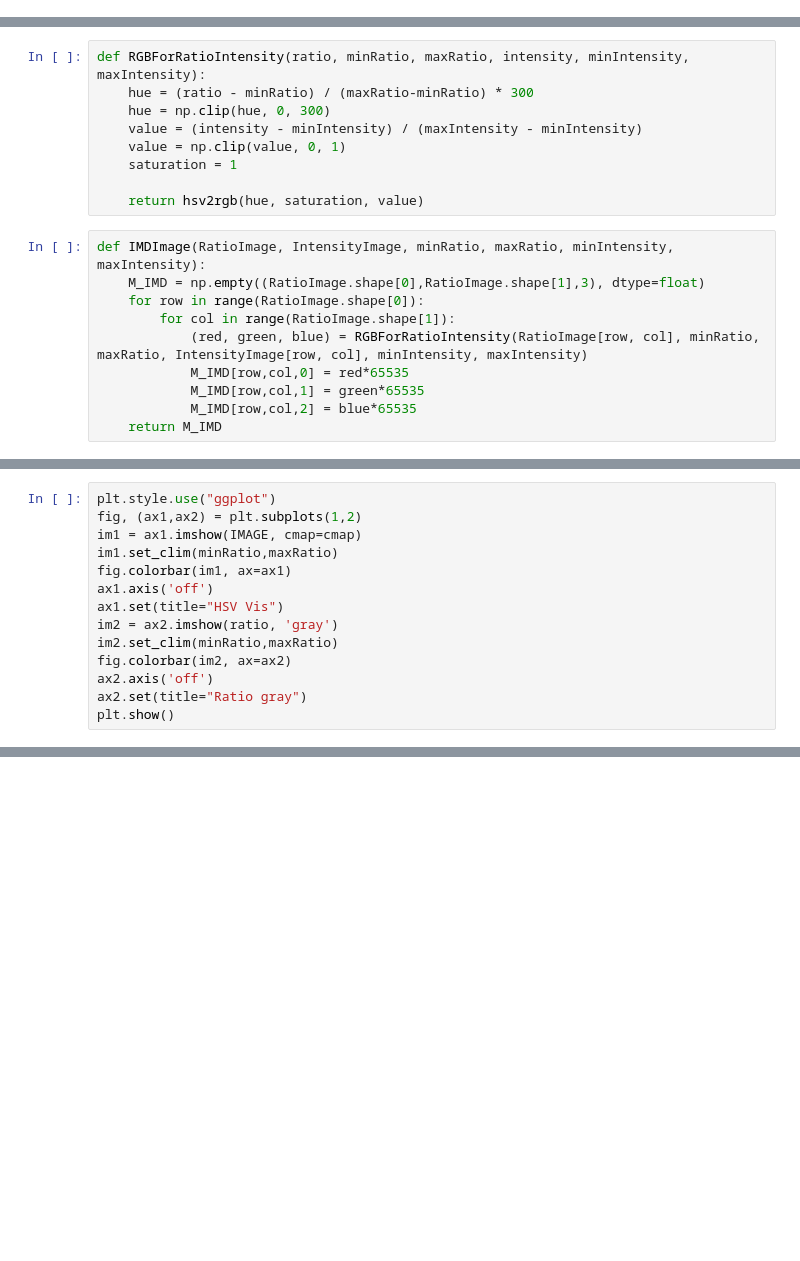
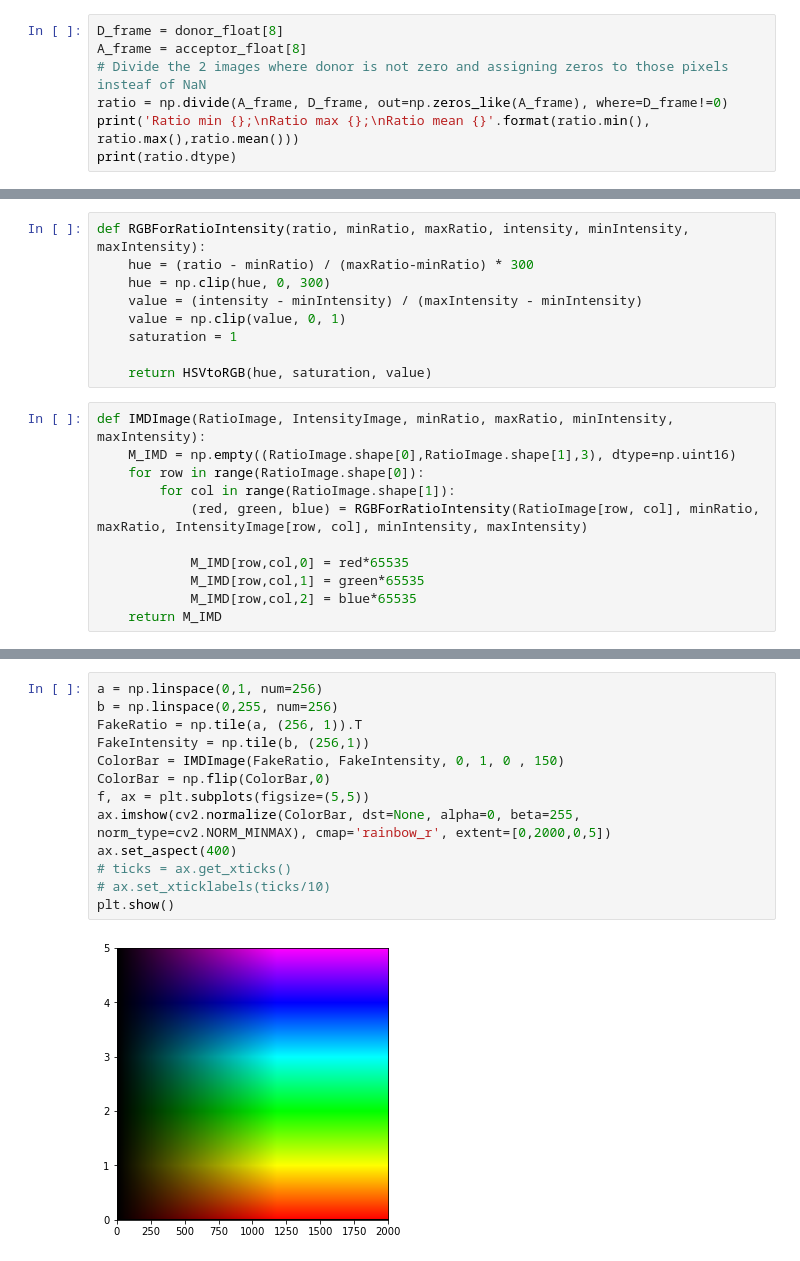
Before and after one commit to Marcodv93/HSV_Viewer_python, a Jupyter notebook: HSV_Viewer.ipynb, the cells around one changed output, grey strips where cells are left out. Drawn from its saved outputs; the diff is of its cells as text; blank space fills up the shorter version.

```diff
--- a/HSV_Viewer.ipynb
+++ b/HSV_Viewer.ipynb
@@ -94,0 +62,7 @@ def hsv2rgb(h, s, v):
+# %%
+D_frame = donor_float[8]
+A_frame = acceptor_float[8]
+# Divide the 2 images where donor is not zero and assigning zeros to those pixels insteaf of NaN
+ratio = np.divide(A_frame, D_frame, out=np.zeros_like(A_frame), where=D_frame!=0)
+print('Ratio min {};\nRatio max {};\nRatio mean {}'.format(ratio.min(), ratio.max(),ratio.mean()))
+print(ratio.dtype)
@@ -100,13 +94,14 @@ def RGBForRatioIntensity(ratio, minRatio, maxRatio, intensity, minIntensity, max
     value = np.clip(value, 0, 1)
     saturation = 1
 
-    return hsv2rgb(hue, saturation, value)
+    return HSVtoRGB(hue, saturation, value)
 # %%
 def IMDImage(RatioImage, IntensityImage, minRatio, maxRatio, minIntensity, maxIntensity):
-    M_IMD = np.empty((RatioImage.shape[0],RatioImage.shape[1],3), dtype=float)
+    M_IMD = np.empty((RatioImage.shape[0],RatioImage.shape[1],3), dtype=np.uint16)
     for row in range(RatioImage.shape[0]):
         for col in range(RatioImage.shape[1]):
             (red, green, blue) = RGBForRatioIntensity(RatioImage[row, col], minRatio, maxRatio, IntensityImage[row, col], minIntensity, maxIntensity)
+
             M_IMD[row,col,0] = red*65535
             M_IMD[row,col,1] = green*65535
             M_IMD[row,col,2] = blue*65535
@@ -141,14 +116,0 @@ IMAGE.shape
-# %%
-plt.style.use("ggplot")
-fig, (ax1,ax2) = plt.subplots(1,2)
-im1 = ax1.imshow(IMAGE, cmap=cmap)
-im1.set_clim(minRatio,maxRatio)
-fig.colorbar(im1, ax=ax1)
-ax1.axis('off')
-ax1.set(title="HSV Vis")
-im2 = ax2.imshow(ratio, 'gray')
-im2.set_clim(minRatio,maxRatio)
-fig.colorbar(im2, ax=ax2)
-ax2.axis('off')
-ax2.set(title="Ratio gray")
-plt.show()
@@ -190,0 +117,15 @@ NameError: name 'sRatio' is not defined
+# %%
+a = np.linspace(0,1, num=256)
+b = np.linspace(0,255, num=256)
+FakeRatio = np.tile(a, (256, 1)).T
+FakeIntensity = np.tile(b, (256,1))
+ColorBar = IMDImage(FakeRatio, FakeIntensity, 0, 1, 0 , 150)
+ColorBar = np.flip(ColorBar,0)
+f, ax = plt.subplots(figsize=(5,5))
+ax.imshow(cv2.normalize(ColorBar, dst=None, alpha=0, beta=255, norm_type=cv2.NORM_MINMAX), cmap='rainbow_r', extent=[0,2000,0,5])
+ax.set_aspect(400)
+# ticks = ax.get_xticks()
+# ax.set_xticklabels(ticks/10)
+plt.show()
+# %% [output]
+[figure, added]
```
Also changed, not shown: parts of 21 cells of this notebook.
